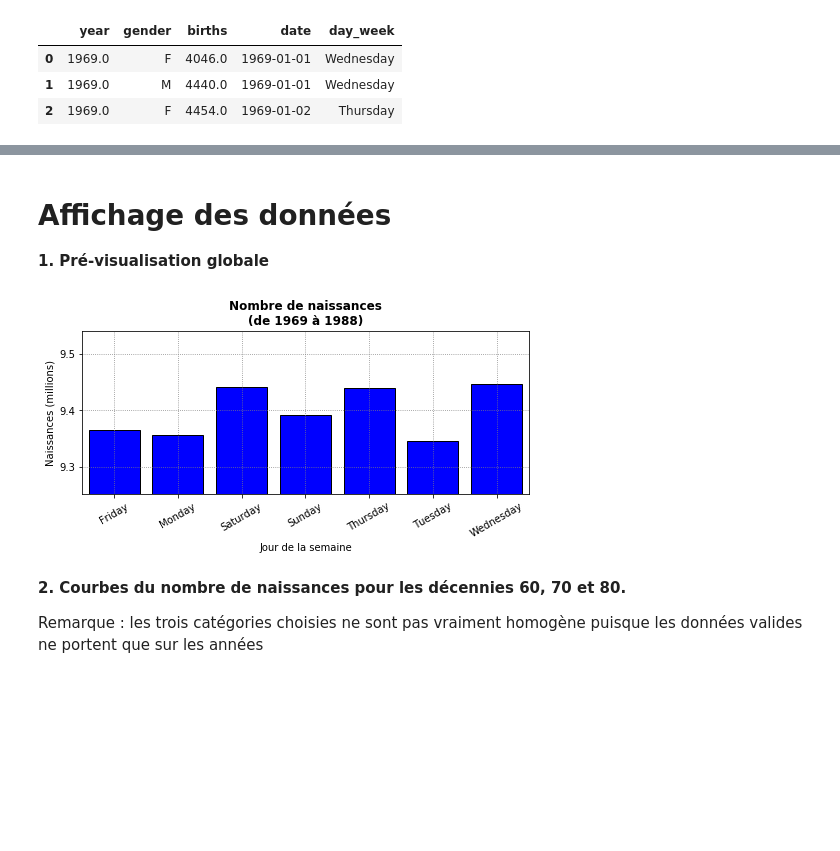
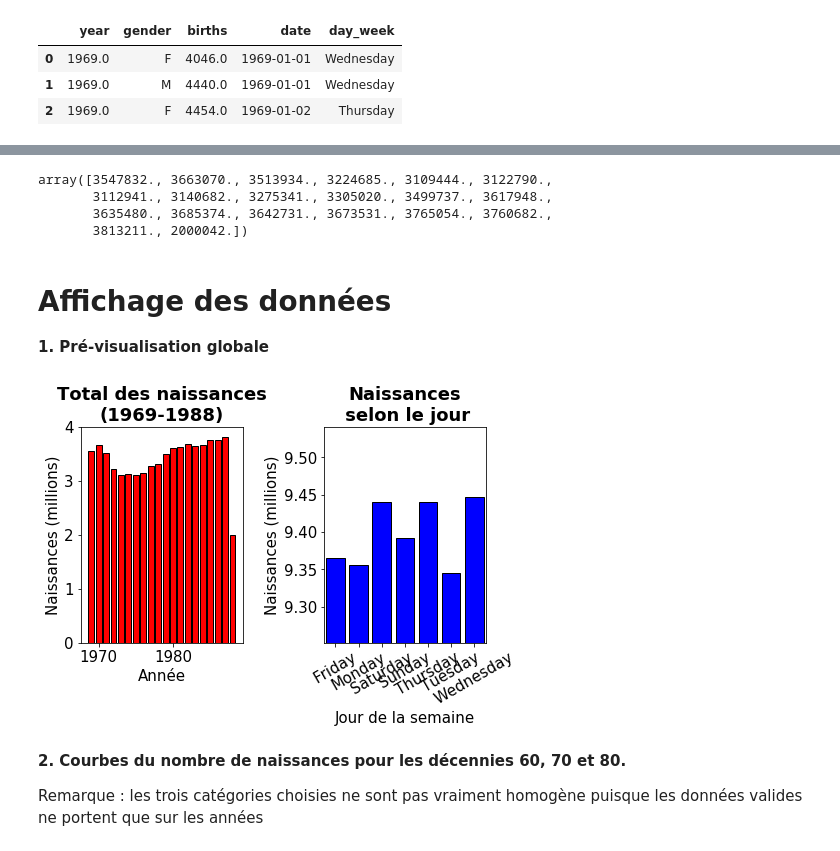
Before and after one commit to SmellyArmure/04-Jupyter, a Jupyter notebook: Exo-CartesVoeux/Exo-CartesVoeux.ipynb, the cells around one changed output, grey strips where cells are left out. Drawn from its saved outputs; the diff is of its cells as text; code cells hidden in the pictures; blank space fills up the shorter version.

Commit message:
Avancé sur la présentation des graphes.

```diff
--- a/Exo-CartesVoeux/Exo-CartesVoeux.ipynb
+++ b/Exo-CartesVoeux/Exo-CartesVoeux.ipynb
@@ -148,33 +140,57 @@ birth_pt
+# %%
+birth_pt1 = birth_df3.pivot_table('births', index = 'year', aggfunc = "sum")
+x1 = np.array(birth_pt1.index)
+y1 = np.array(birth_pt1.births.values)
+# %% [output]
+array([3547832., 3663070., 3513934., 3224685., 3109444., 3122790.,
+       3112941., 3140682., 3275341., 3305020., 3499737., 3617948.,
+       3635480., 3685374., 3642731., 3673531., 3765054., 3760682.,
+       3813211., 2000042.])
 # %% [markdown]
 # Affichage des données
 
 __1. Pré-visualisation globale__
-# %%
-# Valeur absolue globale du nombre de naissances
-
-y = y_60 + y_70 + y_80
-ind = ['Friday', 'Monday', 'Saturday', 'Sunday', 'Thursday', 'Tuesday', 'Wednesday']
-#ind = birth_pt.iloc[0].index
-
-y_min = np.min(y)*0.99/1e6
-y_max = np.max(y)*1.01/1e6
-
-fig = plt.figure(figsize=(8,3))
-
-plt.bar(range(len(y)),y/1000000,edgecolor='k', color='blue', label='naissances')
-
-plt.title("Nombre de naissances\n(de 1969 à 1988)",fontweight="bold")
-plt.xlabel("Jour de la semaine")
-plt.ylabel("Naissances (millions)")
-plt.axis([-0.5, 6.5, y_min, y_max])
-plt.rcParams.update({'font.size': 15})
-plt.grid(color='grey', linestyle='dotted')
-plt.xticks(range(7), ind, rotation=30)
-#plt.legend(loc='upper right')
-
-plt.show()
-# %% [output]
-[figure, removed]
+# %%
+fig = plt.figure(figsize=(15,3))
+plt.rcParams.update({'font.size': 15})
+plt.grid(color='grey', linestyle='dotted')
+
+# Pré-visualisation des données en fonction des années
+
+birth_pt1 = birth_df3.pivot_table('births', index = 'year', aggfunc = "sum")
+x1 = np.array(birth_pt1.index)
+y1 = np.array(birth_pt1.births.values)
+y1_min = np.min(y1)*0.99/1e6
+y1_max = np.max(y1)*1.01/1e6
+plot1 = plt.subplot(1, 3, 1)
+plot1.bar(x1, y1/1e6, color = 'red', edgecolor='k')
+plt.title("Total des naissances\n(1969-1988)",fontweight="bold")
+ax1 = plt.xlabel("Année")
+plt.ylabel("Naissances (millions)")
+#plt.axis(1969 ,1680 , y1_min, y1_max])
+
+# Valeur absolue globale du nombre de naissances pour chaque jour de la semaine
+
+x2 = range(len(y2))
+y2 = birth_pt.iloc[0].values + birth_pt.iloc[1].values + birth_pt.iloc[2].values
+ind = birth_pt.iloc[0].index
+y2_min = np.min(y2)*0.99/1e6
+y2_max = np.max(y2)*1.01/1e6
+plot2 = plt.subplot(1, 3, 2)
+plot2.bar(x2, y2/1e6, color = 'blue', edgecolor='k', label='naissances' )
+plt.title("Naissances\n selon le jour",fontweight="bold")
+ax2 = plt.xlabel("Jour de la semaine")
+plt.ylabel("Naissances (millions)")
+plt.axis([-0.5, 6.5, y2_min, y2_max])
+plt.xticks(range(7), ind, rotation=30)
+
+plt.gcf().subplots_adjust(left = 0.1, bottom = 0.2, right = 0.7, top = 1.2, wspace = 0.5, hspace = 0.2)
+
+plt.show()
+
+# gestion des marges
+# %% [output]
+[figure, added]
 # %% [markdown]
 __2. Courbes du nombre de naissances pour les décennies 60, 70 et 80.__
 
```
Also changed, not shown: parts of 1 cell of this notebook.
